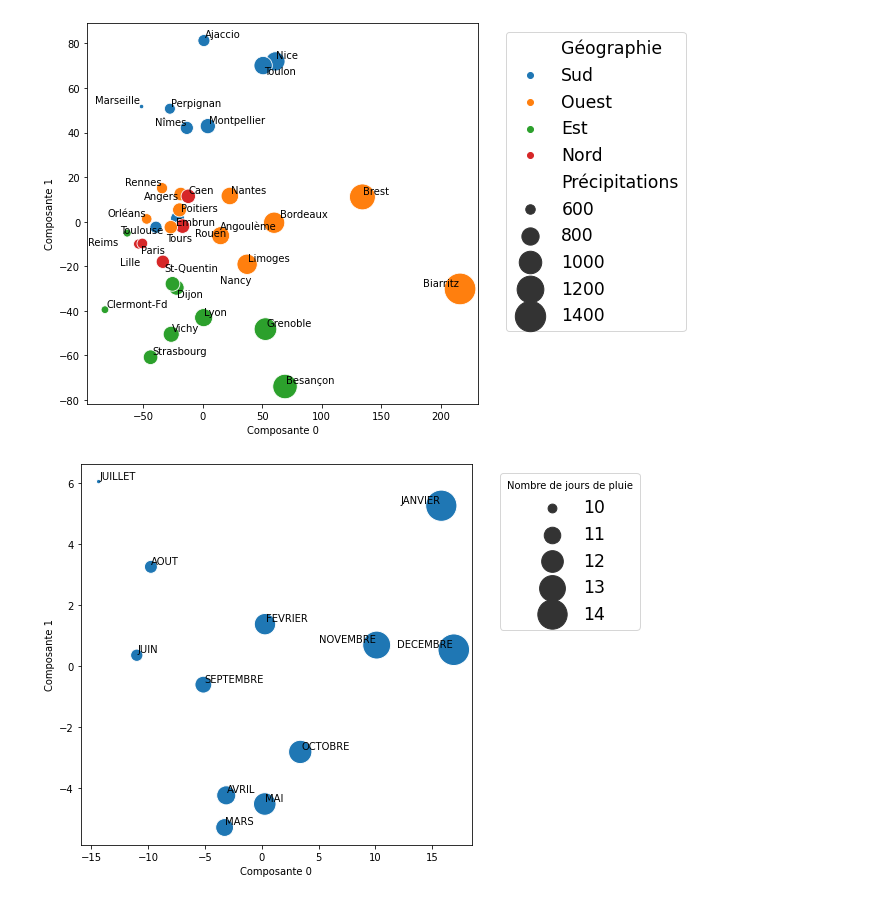
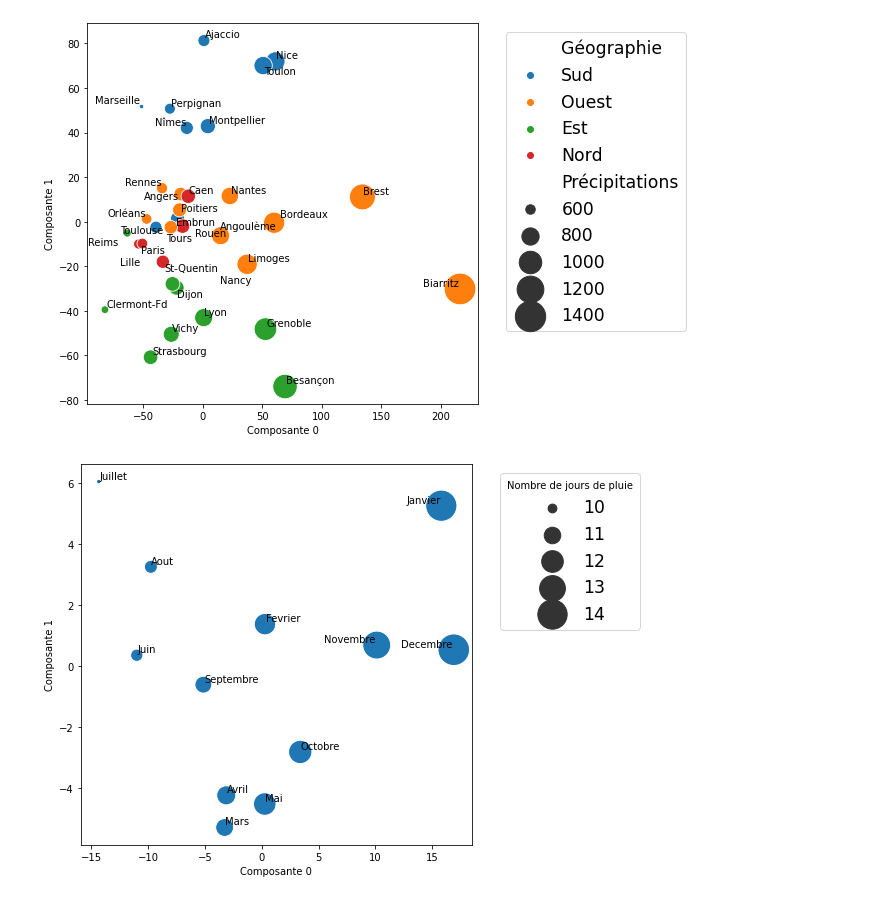
Before and after one commit to Alexandre0702/TP-Analyse-multidimentionnelle, a Jupyter notebook: TP2_sklearn.ipynb, the cells around one changed output. Cells and saved outputs as stored; diff of their text form; code cells hidden in the pictures.

```diff
--- a/TP2_sklearn.ipynb
+++ b/TP2_sklearn.ipynb
@@ -494,31 +498,31 @@ plt.show()
 # %%
 # ACP du nombre de jours de pluie par mois
 data_jpluie = raw_data.iloc[:,13:25]
 for col in data_jpluie.columns:
-  data_jpluie = data_jpluie.rename(columns={col: col.replace('nb.j.pl','')})
+  data_jpluie = data_jpluie.rename(columns={col: col.replace('nb.j.pl','').capitalize()})
 
 data_jpluie = data_jpluie.T
 data_jpluie['Moyenne JPluie'] = data_jpluie.mean(axis = 1)
 
 
 pca = PCA(n_components=2)
 data_pca = pca.fit_transform(data_jpluie.iloc[:,:34])
 
 data_jpluie['Composante 0'] = data_pca[:,0]
 data_jpluie['Composante 1'] = data_pca[:,1]
 
 
 plt.figure(figsize=(7,7))
 sns.scatterplot(x='Composante 0', y='Composante 1', data=data_jpluie, size='Moyenne JPluie', sizes=(20,1000))
 plt.legend(title='Nombre de jours de pluie', bbox_to_anchor=(1.05, 1), loc='upper left', fontsize='xx-large')
 
 ax = plt.gca()
 texts = []
 for i, (text_x,text_y) in enumerate(data_jpluie.iloc[:,-2:].to_numpy()):
   texts.append(ax.annotate(data_jpluie.index[i], (text_x,text_y)))
 adjust_text(texts)
 
 
 plt.show()
 # %% [output]
-[figure, old version]
+[figure, new version]
```
Also changed, not shown: parts of 10 cells of this notebook.
